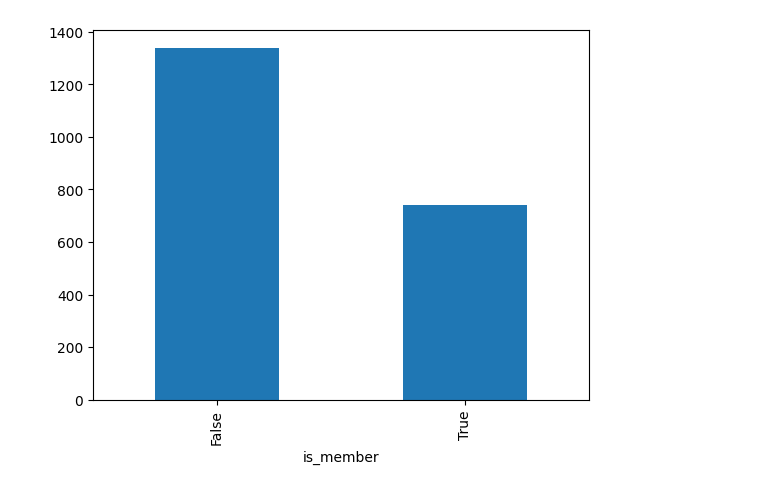
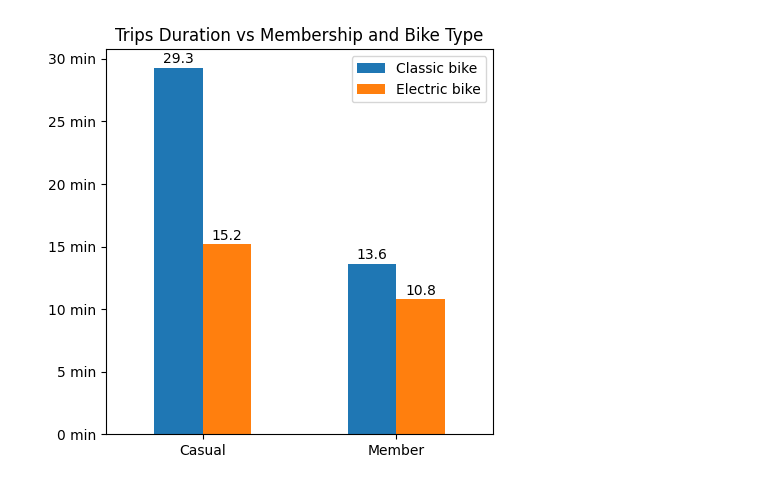
Before and after one commit to edumtto/cyclistic-analysis, a Jupyter notebook: analyze.ipynb, the cells around one changed output. Cells and saved outputs as stored; diff of their text form; code cells hidden in the pictures.

Commit message:
Create two charts for analysis

```diff
--- a/analyze.ipynb
+++ b/analyze.ipynb
@@ -10,5 +16,21 @@ Matplotlib is building the font cache; this may take a moment.
 # %%
-trips_df.groupby('is_member')['duration'].mean().plot(kind='bar')
+duration_mean = (trips_df.groupby(['is_member', 'rideable_type'])['duration'].mean() / 60).to_frame(name='avg_duration_mins')
+duration_mean_unstacked = duration_mean.unstack(level='rideable_type')
+
+ax = duration_mean_unstacked.plot(kind='bar', figsize=(5, 5), stacked=False)
+
+for container in ax.containers:
+    ax.bar_label(container, fmt='%.1f', padding=1)
+
+ax.set_xticklabels(["Casual", "Member"])
+ax.yaxis.set_major_formatter(mtick.StrMethodFormatter('{x:.0f} min'))
+
+plt.title('Trips Duration vs Membership and Bike Type')
+plt.ylabel('')
+
+plt.legend(['Classic bike', 'Electric bike'])
+plt.xticks(rotation=0)
+plt.xlabel('')
 plt.show()
 # %% [output]
-[figure, old version]
+[figure, new version]
```
Also changed, not shown: parts of 4 cells of this notebook.
